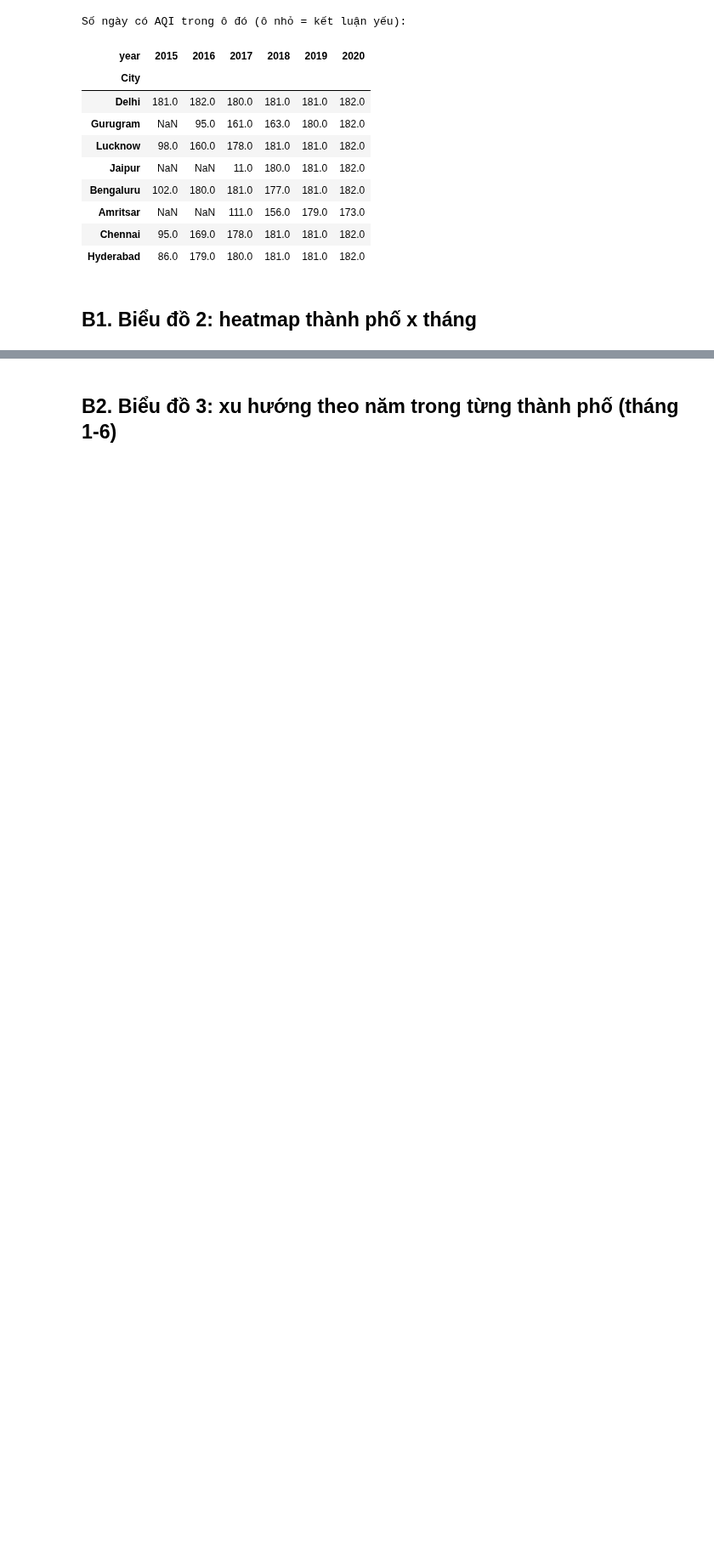
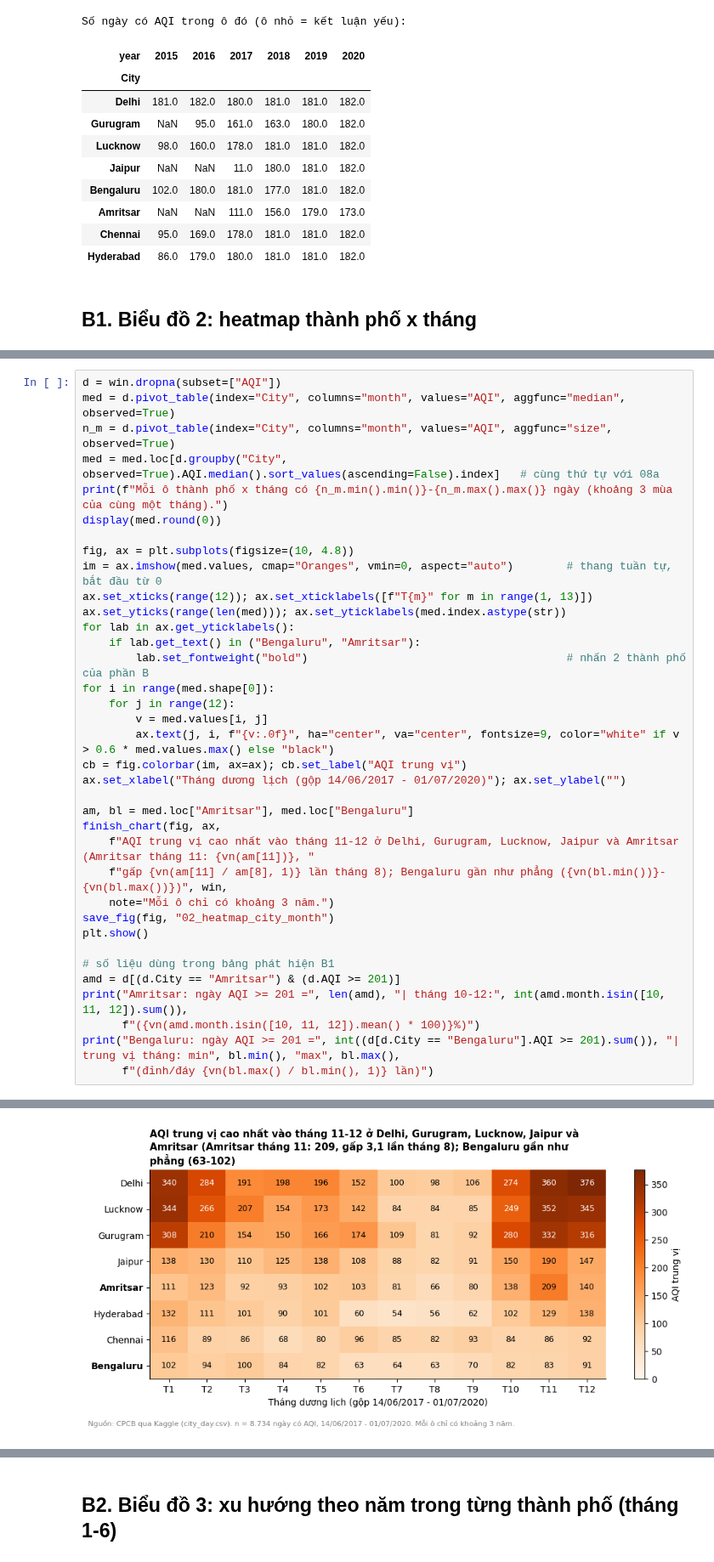
Before and after one commit to MTuan1510/Air-Project, a Jupyter notebook: notebooks/08b_eda_khi_nao.ipynb, the cells around one changed output, grey strips where cells are left out. Shown at 85% size. Saved outputs shown, nothing was run; the diff lists cells and outputs as text; blank space fills up the shorter version.

Commit message:
Bengaluru+Amritsar

```diff
--- a/notebooks/08b_eda_khi_nao.ipynb
+++ b/notebooks/08b_eda_khi_nao.ipynb
@@ -87,0 +85,37 @@ Số ngày có AQI trong ô đó (ô nhỏ = kết luận yếu):
+# %%
+d = win.dropna(subset=["AQI"])
+med = d.pivot_table(index="City", columns="month", values="AQI", aggfunc="median", observed=True)
+n_m = d.pivot_table(index="City", columns="month", values="AQI", aggfunc="size", observed=True)
+med = med.loc[d.groupby("City", observed=True).AQI.median().sort_values(ascending=False).index]   # cùng thứ tự với 08a
+print(f"Mỗi ô thành phố x tháng có {n_m.min().min()}-{n_m.max().max()} ngày (khoảng 3 mùa của cùng một tháng).")
+display(med.round(0))
+
+fig, ax = plt.subplots(figsize=(10, 4.8))
+im = ax.imshow(med.values, cmap="Oranges", vmin=0, aspect="auto")        # thang tuần tự, bắt đầu từ 0
+ax.set_xticks(range(12)); ax.set_xticklabels([f"T{m}" for m in range(1, 13)])
+ax.set_yticks(range(len(med))); ax.set_yticklabels(med.index.astype(str))
+for lab in ax.get_yticklabels():
+    if lab.get_text() in ("Bengaluru", "Amritsar"):
+        lab.set_fontweight("bold")                                       # nhấn 2 thành phố của phần B
+for i in range(med.shape[0]):
+    for j in range(12):
+        v = med.values[i, j]
+        ax.text(j, i, f"{v:.0f}", ha="center", va="center", fontsize=9, color="white" if v > 0.6 * med.values.max() else "black")
+cb = fig.colorbar(im, ax=ax); cb.set_label("AQI trung vị")
+ax.set_xlabel("Tháng dương lịch (gộp 14/06/2017 - 01/07/2020)"); ax.set_ylabel("")
+
+am, bl = med.loc["Amritsar"], med.loc["Bengaluru"]
+finish_chart(fig, ax,
+    f"AQI trung vị cao nhất vào tháng 11-12 ở Delhi, Gurugram, Lucknow, Jaipur và Amritsar (Amritsar tháng 11: {vn(am[11])}, "
+    f"gấp {vn(am[11] / am[8], 1)} lần tháng 8); Bengaluru gần như phẳng ({vn(bl.min())}-{vn(bl.max())})", win,
+    note="Mỗi ô chỉ có khoảng 3 năm.")
+save_fig(fig, "02_heatmap_city_month")
+plt.show()
+
+# số liệu dùng trong bảng phát hiện B1
+amd = d[(d.City == "Amritsar") & (d.AQI >= 201)]
+print("Amritsar: ngày AQI >= 201 =", len(amd), "| tháng 10-12:", int(amd.month.isin([10, 11, 12]).sum()),
+      f"({vn(amd.month.isin([10, 11, 12]).mean() * 100)}%)")
+print("Bengaluru: ngày AQI >= 201 =", int((d[d.City == "Bengaluru"].AQI >= 201).sum()), "| trung vị tháng: min", bl.min(), "max", bl.max(),
+      f"(đỉnh/đáy {vn(bl.max() / bl.min(), 1)} lần)")
+# %% [output]
@@ -87,0 +134 @@ Số ngày có AQI trong ô đó (ô nhỏ = kết luận yếu):
+[figure, added]
```
Also changed, not shown: parts of 8 cells of this notebook.
